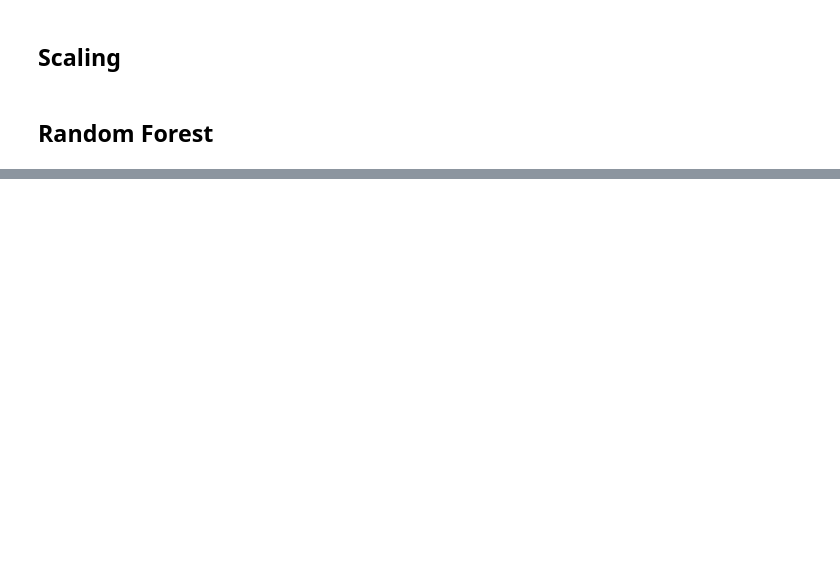
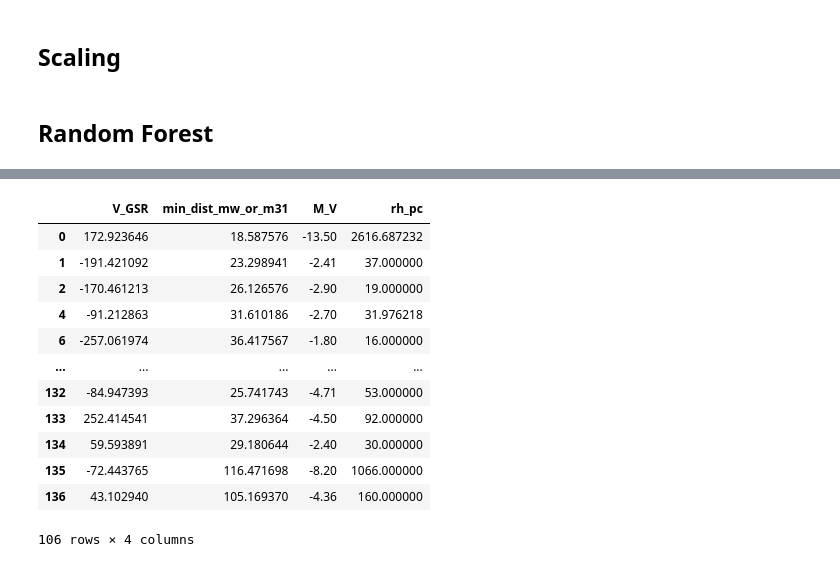
Before and after one commit to janagrc/LocalGroup, a Jupyter notebook: LocalGroup.ipynb, the cells around one changed output, grey strips where cells are left out. Cells and saved outputs as stored; diff of their text form; code cells hidden in the pictures; blank space fills up the shorter version.

```diff
--- a/LocalGroup.ipynb
+++ b/LocalGroup.ipynb
@@ -561,0 +637,16 @@ ValueError: Input contains NaN, infinity or a value too large for dtype('float32
+# %%
+x
+# %% [output]
+|  | V_GSR | min_dist_mw_or_m31 | M_V | rh_pc |
+| 0 | 172.923646 | 18.587576 | -13.50 | 2616.687232 |
+| 1 | -191.421092 | 23.298941 | -2.41 | 37.000000 |
+| 2 | -170.461213 | 26.126576 | -2.90 | 19.000000 |
+| 4 | -91.212863 | 31.610186 | -2.70 | 31.976218 |
+| 6 | -257.061974 | 36.417567 | -1.80 | 16.000000 |
+| ... | ... | ... | ... | ... |
+| 132 | -84.947393 | 25.741743 | -4.71 | 53.000000 |
+| 133 | 252.414541 | 37.296364 | -4.50 | 92.000000 |
+| 134 | 59.593891 | 29.180644 | -2.40 | 30.000000 |
+| 135 | -72.443765 | 116.471698 | -8.20 | 1066.000000 |
+| 136 | 43.102940 | 105.169370 | -4.36 | 160.000000 |
+106 rows × 4 columns
```
Also changed, not shown: parts of 20 cells of this notebook.
